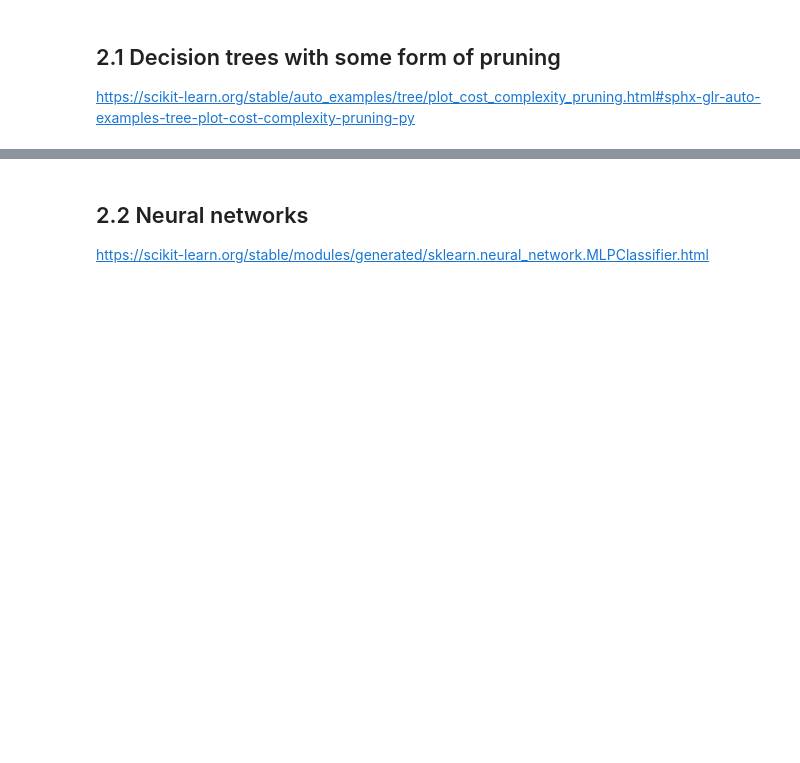
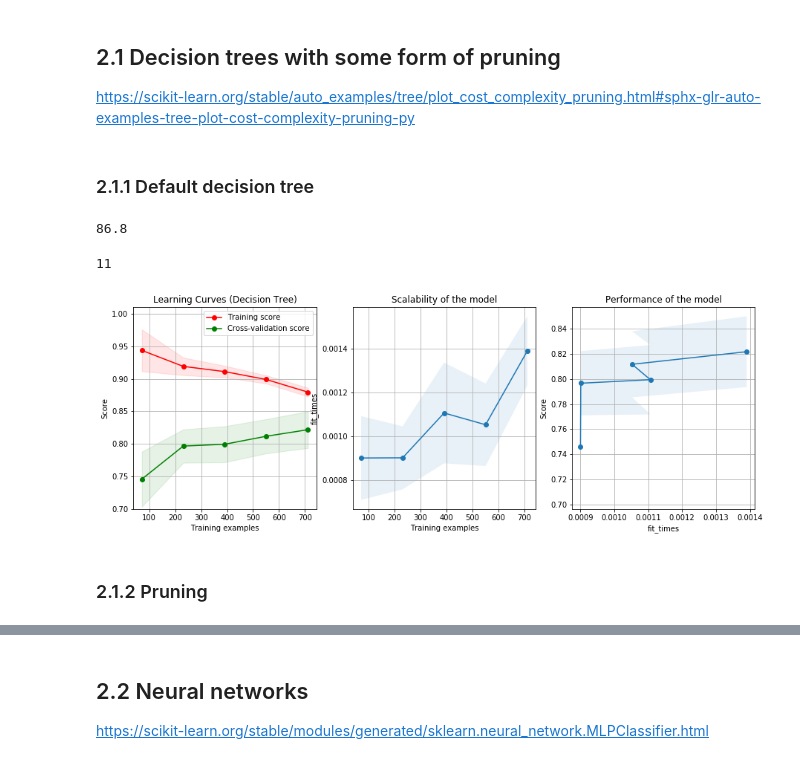
Before and after one commit to shileiphys/CS7641, a Jupyter notebook: HW1-a.ipynb, the cells around one changed output, grey strips where cells are left out. Drawn from its saved outputs; the diff is of its cells as text; code cells hidden in the pictures; blank space fills up the shorter version.

```diff
--- a/HW1-a.ipynb
+++ b/HW1-a.ipynb
@@ -403,9 +397,28 @@ clf.score(X_test, y_test)
 ## 2.1 Decision trees with some form of pruning
 
 https://scikit-learn.org/stable/auto_examples/tree/plot_cost_complexity_pruning.html#sphx-glr-auto-examples-tree-plot-cost-complexity-pruning-py
+# %% [markdown]
+### 2.1.1 Default decision tree
 # %%
-decision_tree = DecisionTreeClassifier()
-decision_tree.fit(X_train, Y_train)
-Y_pred = decision_tree.predict(X_test)
-acc_decision_tree = round(decision_tree.score(X_train, Y_train) * 100, 2)
+clf = DecisionTreeClassifier(random_state=0, max_depth=15, ccp_alpha=0.001)
+clf.fit(X_train, y_train)
+y_pred = clf.predict(X_test)
+acc_decision_tree = round(clf.score(X_train, y_train) * 100, 2)
 acc_decision_tree
+# %% [output]
+86.8
+# %%
+clf.get_depth()
+# %% [output]
+11
+# %%
+fig, axes = plt.subplots(1, 3, figsize=(15, 5))
+title = r"Learning Curves (Decision Tree)"
+
+cv = ShuffleSplit(n_splits=10, test_size=0.2, random_state=0)
+plot_learning_curve(clf, title, X, y, axes=axes[:], ylim=(0.7, 1.01),
+                    cv=cv, n_jobs=4)
+
+plt.show()
+# %% [output]
+[figure, added]
@@ -411,0 +465,2 @@ acc_decision_tree
+# %% [markdown]
+### 2.1.2 Pruning
```
Also changed, not shown: parts of 16 cells of this notebook.
